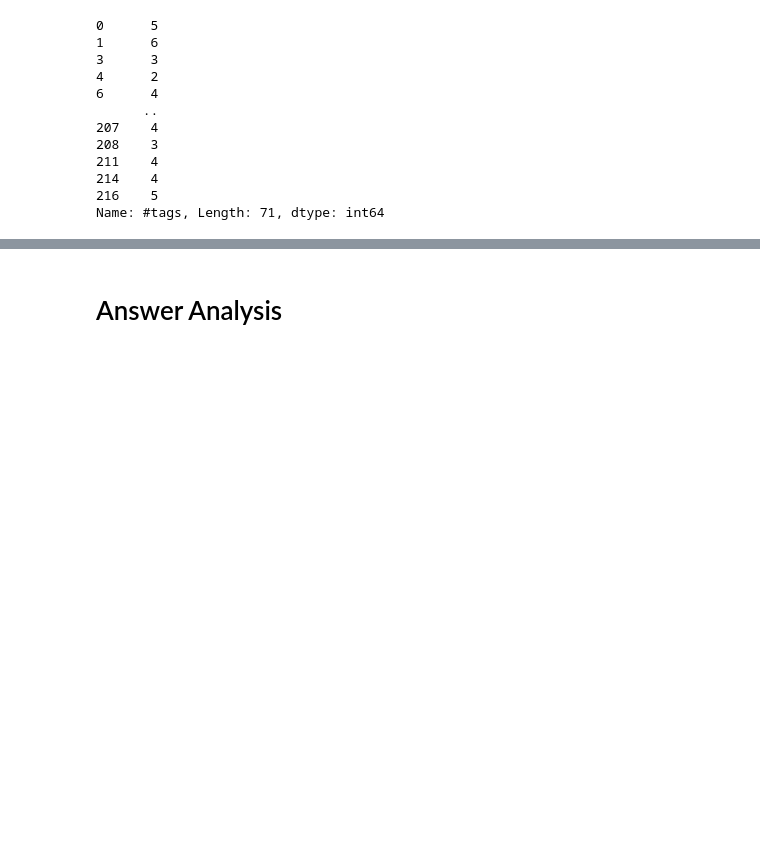
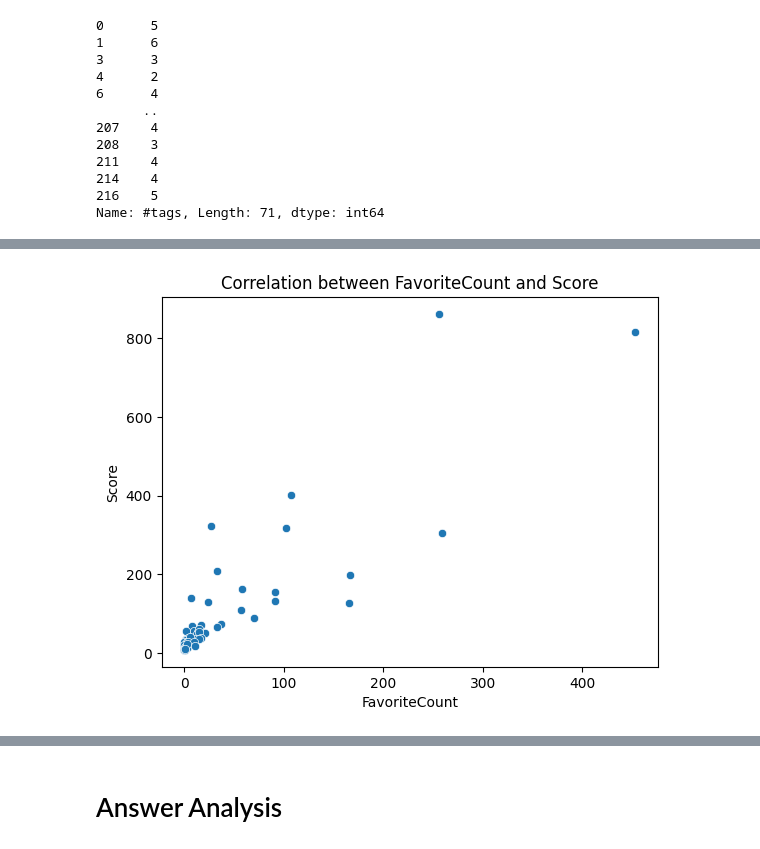
Before and after one commit to mostafa-ja/Data-Mining-fall-2023, a Jupyter notebook: Data_Mining1_2.ipynb, the cells around one changed output, grey strips where cells are left out. Drawn from its saved outputs; the diff is of its cells as text; code cells hidden in the pictures; blank space fills up the shorter version.

```diff
--- a/Data_Mining1_2.ipynb
+++ b/Data_Mining1_2.ipynb
@@ -251,0 +260,9 @@ plt.show()
+# %%
+# Plotting correlation between Column1 and Column2
+sns.scatterplot(x=df_question['FavoriteCount'], y=df_question['Score'], data=df)
+plt.title('Correlation between FavoriteCount and Score')
+plt.xlabel('FavoriteCount')
+plt.ylabel('Score')
+plt.show()
+# %% [output]
+[figure, added]
```
Also changed, not shown: parts of 13 cells of this notebook.
